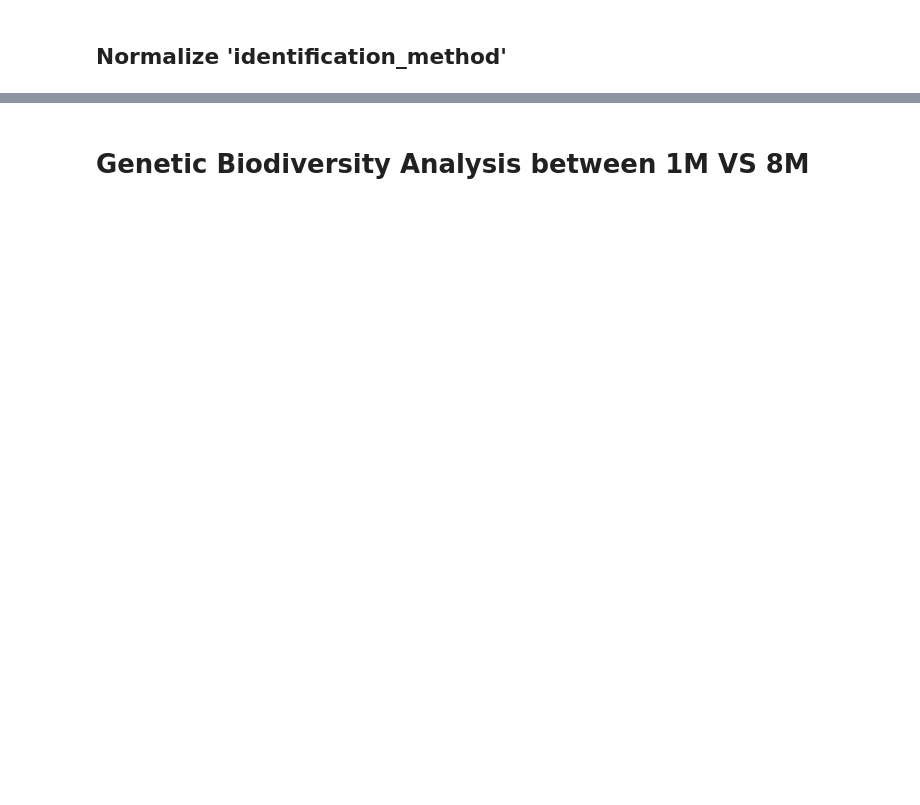
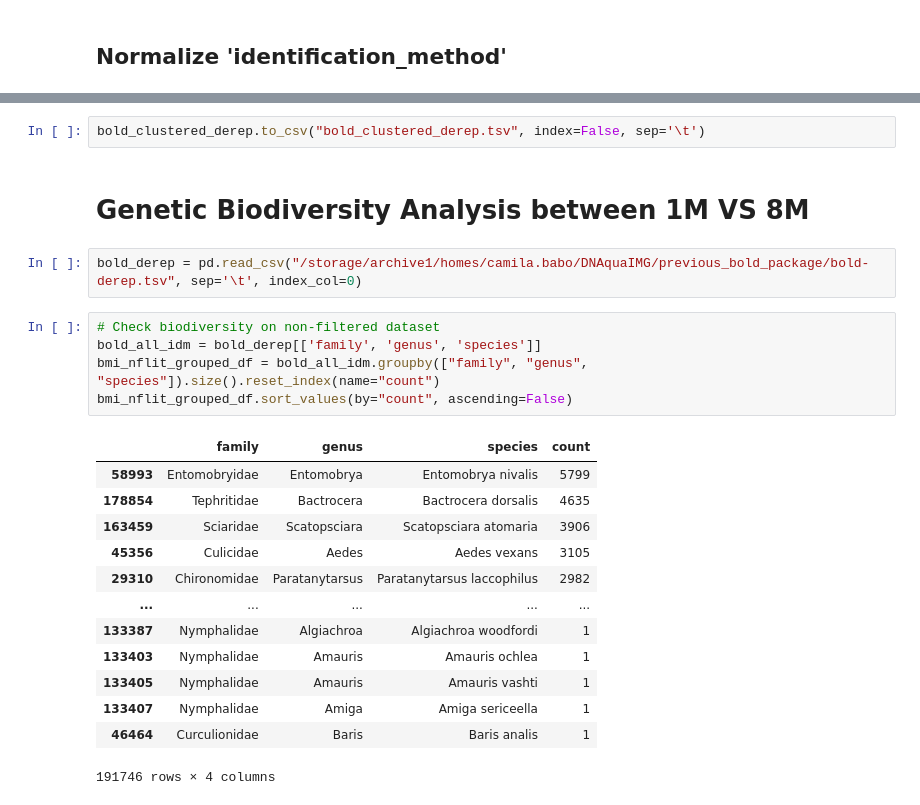
Before and after one commit to CIBIO-BU/mozaiko, a Jupyter notebook: external_scripts/bold-pre-process/bold-data-package.ipynb, the cells around one changed output, grey strips where cells are left out. Drawn from its saved outputs; the diff is of its cells as text; blank space fills up the shorter version.

```diff
--- a/external_scripts/bold-data-package.ipynb
+++ b/external_scripts/bold-pre-process/bold-data-package.ipynb
@@ -406,2 +536,25 @@ id_method_normalization
+# %%
+bold_clustered_derep.to_csv("bold_clustered_derep.tsv", index=False, sep='\t')
 # %% [markdown]
 # Genetic Biodiversity Analysis between 1M VS 8M
+# %%
+bold_derep = pd.read_csv("/storage/archive1/homes/camila.babo/DNAquaIMG/previous_bold_package/bold-derep.tsv", sep='\t', index_col=0)
+# %%
+# Check biodiversity on non-filtered dataset
+bold_all_idm = bold_derep[['family', 'genus', 'species']]
+bmi_nflit_grouped_df = bold_all_idm.groupby(["family", "genus", "species"]).size().reset_index(name="count")
+bmi_nflit_grouped_df.sort_values(by="count", ascending=False)
+# %% [output]
+|  | family | genus | species | count |
+| 58993 | Entomobryidae | Entomobrya | Entomobrya nivalis | 5799 |
+| 178854 | Tephritidae | Bactrocera | Bactrocera dorsalis | 4635 |
+| 163459 | Sciaridae | Scatopsciara | Scatopsciara atomaria | 3906 |
+| 45356 | Culicidae | Aedes | Aedes vexans | 3105 |
+| 29310 | Chironomidae | Paratanytarsus | Paratanytarsus laccophilus | 2982 |
+| ... | ... | ... | ... | ... |
+| 133387 | Nymphalidae | Algiachroa | Algiachroa woodfordi | 1 |
+| 133403 | Nymphalidae | Amauris | Amauris ochlea | 1 |
+| 133405 | Nymphalidae | Amauris | Amauris vashti | 1 |
+| 133407 | Nymphalidae | Amiga | Amiga sericeella | 1 |
+| 46464 | Curculionidae | Baris | Baris analis | 1 |
+191746 rows × 4 columns
```
Also changed, not shown: parts of 44 cells of this notebook, 16 other files.
